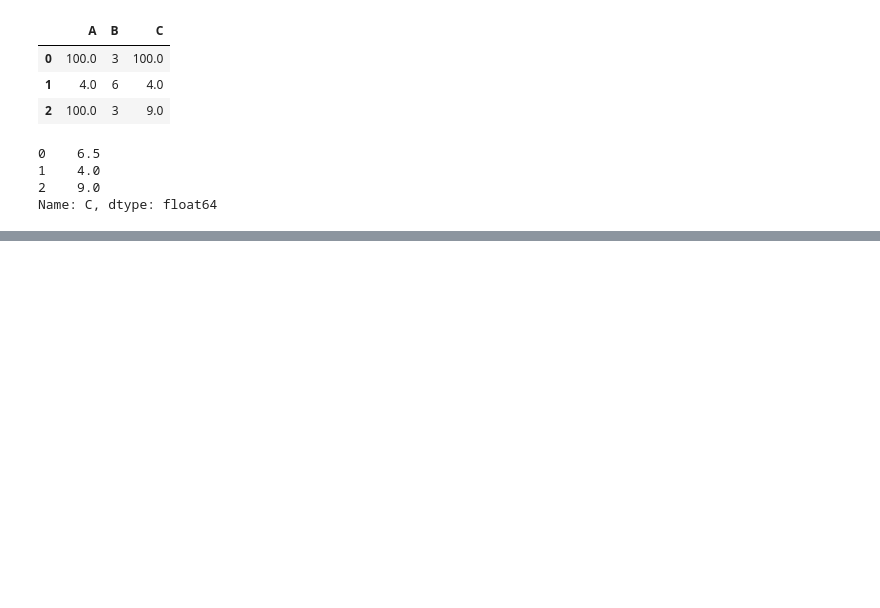
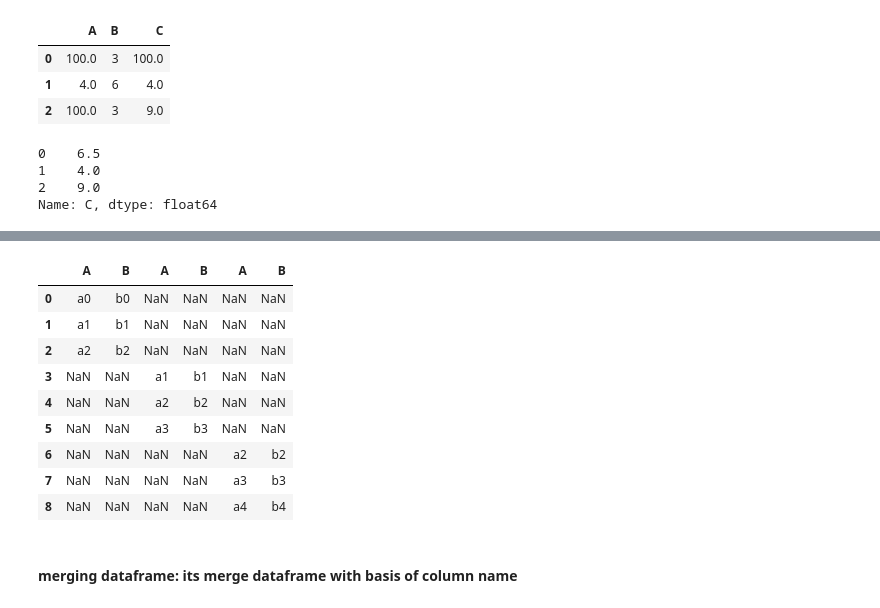
Before and after one commit to SwarupKarmokar/machine_learning_swarup, a Jupyter notebook: Panda_library/Pandas_basics.ipynb, the cells around one changed output, grey strips where cells are left out. Drawn from its saved outputs; the diff is of its cells as text; code cells hidden in the pictures; blank space fills up the shorter version.

```diff
--- a/Panda_library/Pandas_basics.ipynb
+++ b/Panda_library/Pandas_basics.ipynb
@@ -501,0 +587,7 @@ Name: C, dtype: float64
+# %%
+data1 = {'A':['a0','a1','a2'], 'B':['b0','b1','b2']}
+data2 = {'A':['a1','a2','a3'], 'B':['b1','b2','b3']}
+data3 = {'A':['a2','a3','a4'], 'B':['b2','b3','b4']}
+# %%
+df1 = pd.DataFrame(data1,index = [0,1,2])
+df1
@@ -501,0 +599,3 @@ Name: C, dtype: float64
+# %%
+df2 = pd.DataFrame(data2, index = [3,4,5])
+df2
@@ -501,0 +607,3 @@ Name: C, dtype: float64
+# %%
+df3 = pd.DataFrame(data3, index = [6,7,8])
+df3
@@ -501,0 +630,15 @@ Name: C, dtype: float64
+# %%
+pd.concat([df1,df2,df3], axis = 1)
+# %% [output]
+|  | A | B | A | B | A | B |
+| 0 | a0 | b0 | NaN | NaN | NaN | NaN |
+| 1 | a1 | b1 | NaN | NaN | NaN | NaN |
+| 2 | a2 | b2 | NaN | NaN | NaN | NaN |
+| 3 | NaN | NaN | a1 | b1 | NaN | NaN |
+| 4 | NaN | NaN | a2 | b2 | NaN | NaN |
+| 5 | NaN | NaN | a3 | b3 | NaN | NaN |
+| 6 | NaN | NaN | NaN | NaN | a2 | b2 |
+| 7 | NaN | NaN | NaN | NaN | a3 | b3 |
+| 8 | NaN | NaN | NaN | NaN | a4 | b4 |
+# %% [markdown]
+#### merging dataframe: its merge dataframe with basis of column name
```
Also changed, not shown: parts of 31 cells of this notebook.
